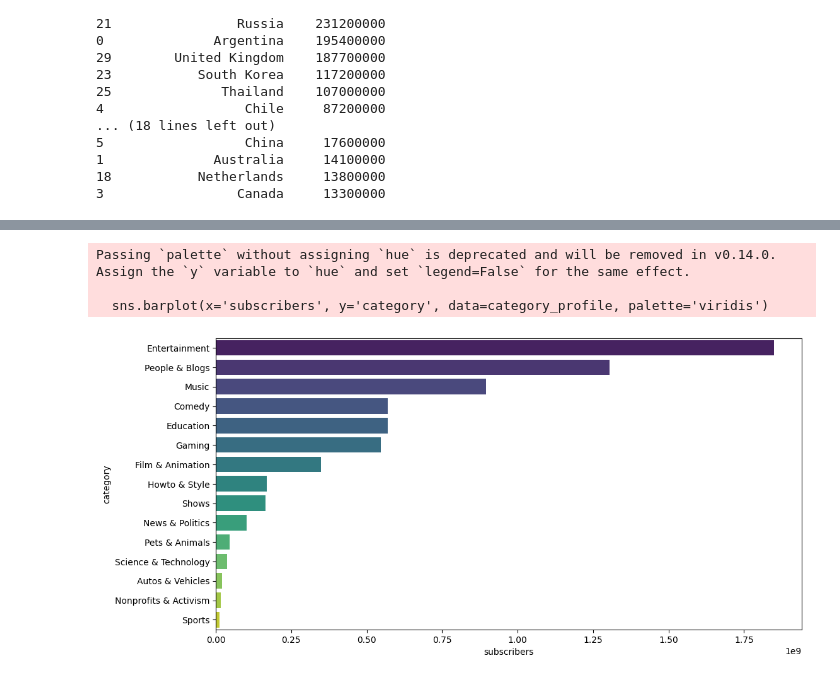
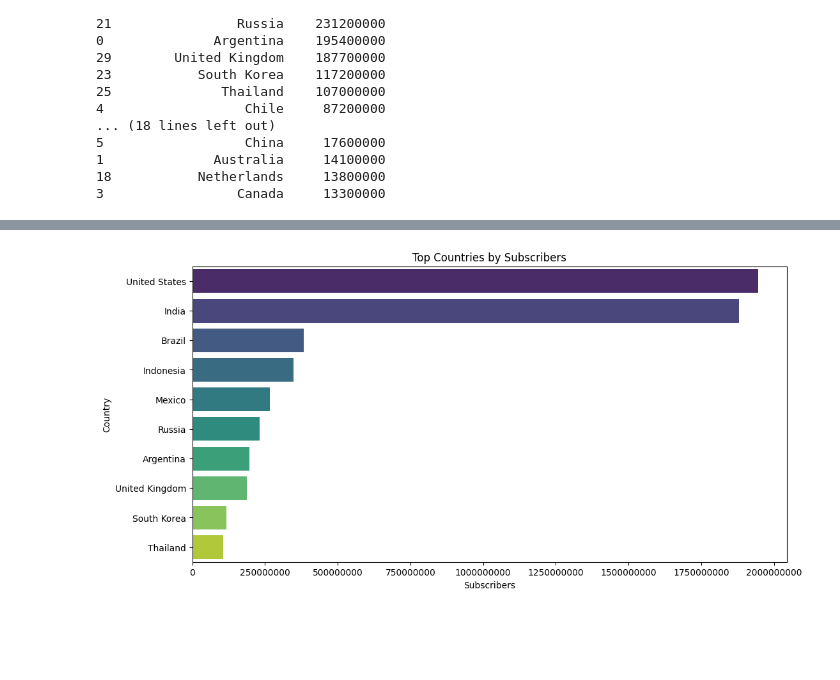
Before and after one commit to deepak7056/python_dataset, a Jupyter notebook: dataset2.ipynb, the cells around one changed output, grey strips where cells are left out. Saved outputs shown, nothing was run; the diff lists cells and outputs as text; code cells hidden in the pictures; blank space fills up the shorter version.

```diff
--- a/dataset2.ipynb
+++ b/dataset2.ipynb
@@ -172,9 +181,11 @@ print(country_profile)
 # %%
 plt.figure(figsize=(12, 6))
-sns.barplot(x='subscribers', y='category', data=category_profile, palette='viridis')
+sns.barplot(x='subscribers', y='country', data=country_profile.head(10), palette='viridis' , hue = 'country')
+plt.title('Top Countries by Subscribers')
+plt.xlabel('Subscribers')
+plt.ylabel('Country')
+plt.ticklabel_format(style='plain', axis='x')
+
 plt.show()
 # %% [output]
-Passing `palette` without assigning `hue` is deprecated and will be removed in v0.14.0. Assign the `y` variable to `hue` and set `legend=False` for the same effect.
-
-  sns.barplot(x='subscribers', y='category', data=category_profile, palette='viridis')
-[figure, old version]
+[figure, new version]
```
Also changed, not shown: parts of 6 cells of this notebook.
